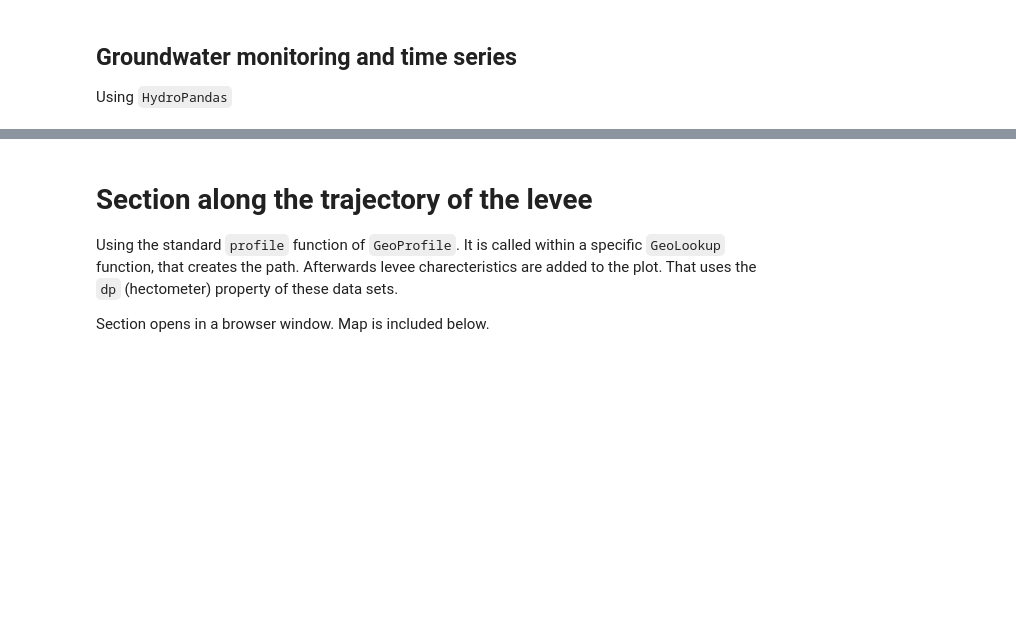
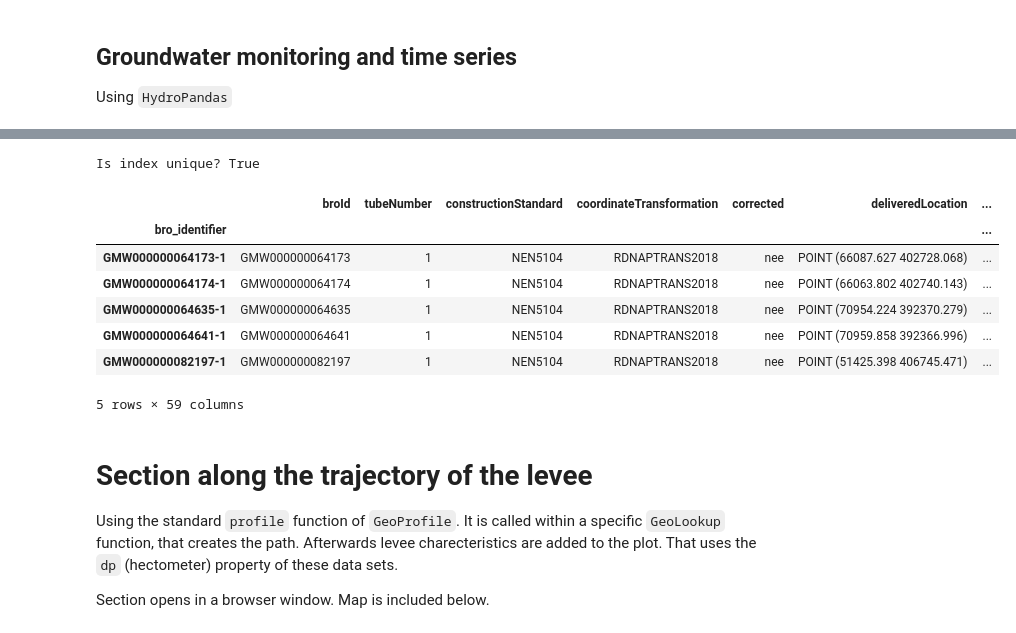
Before and after one commit to scheldestromen/dijkzicht, a Jupyter notebook: docs/examples/N27-2.ipynb, the cells around one changed output, grey strips where cells are left out. Saved outputs shown, nothing was run; the diff lists cells and outputs as text; code cells hidden in the pictures; blank space fills up the shorter version.

```diff
--- a/docs/examples/N27-2.ipynb
+++ b/docs/examples/N27-2.ipynb
@@ -121,6 +121,22 @@ INFO:root:Obs Collection has 85 monitoring wells, on 66 locations. First observa
 INFO:root:Obs Collection has on average 1.1 years of observations per monitoring well, median 1.3 years. Assuming observations interval each 10 minutes.
 INFO:root:Data X: centered at 64220 with span 13 km, Y: centered at 397920 with span 10 km
 INFO:root:Index is unique.
+# %%
+# not all standpipes are in Broloket at the moment (work in progess, I know)
+# standpipes that are in Broloket are downloaded, distances along and perpendicular to levee added
+df_gmws = pd.read_csv(DATA_PATH + 'gmws_met_dp_en_afstanden.csv', index_col=0)
+print("Is index unique?", df_gmws.index.is_unique)
+df_gmws.head()
+# %% [output]
+Is index unique? True
+|  | broId | tubeNumber | constructionStandard | coordinateTransformation | corrected | deliveredLocation | ... |
+| bro_identifier |  |  |  |  |  |  | ... |
+| GMW000000064173-1 | GMW000000064173 | 1 | NEN5104 | RDNAPTRANS2018 | nee | POINT (66087.627 402728.068) | ... |
+| GMW000000064174-1 | GMW000000064174 | 1 | NEN5104 | RDNAPTRANS2018 | nee | POINT (66063.802 402740.143) | ... |
+| GMW000000064635-1 | GMW000000064635 | 1 | NEN5104 | RDNAPTRANS2018 | nee | POINT (70954.224 392370.279) | ... |
+| GMW000000064641-1 | GMW000000064641 | 1 | NEN5104 | RDNAPTRANS2018 | nee | POINT (70959.858 392366.996) | ... |
+| GMW000000082197-1 | GMW000000082197 | 1 | NEN5104 | RDNAPTRANS2018 | nee | POINT (51425.398 406745.471) | ... |
+5 rows × 59 columns
 # %% [markdown]
 # Section along the trajectory of the levee
 
```
Also changed, not shown: parts of 8 cells of this notebook, 2 other files.
